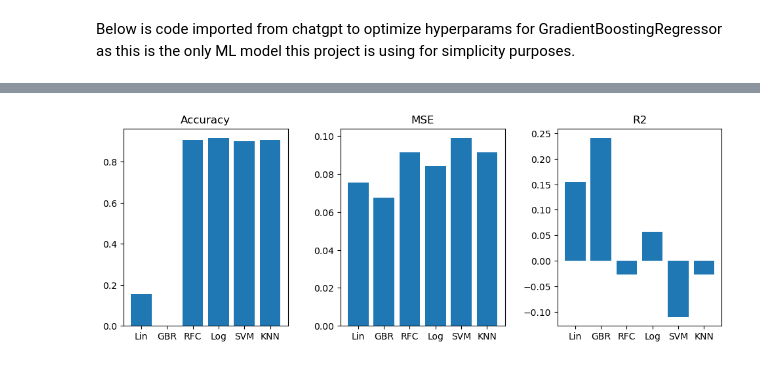
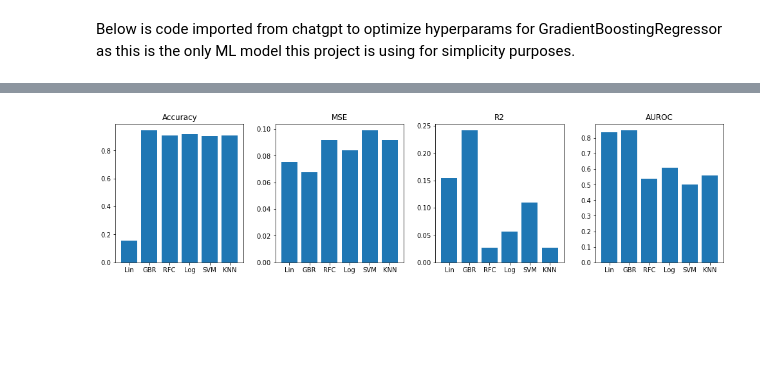
Before and after one commit to AlexMoree/Csce421Final, a Jupyter notebook: Comparison.ipynb, the cells around one changed output, grey strips where cells are left out. Drawn from its saved outputs; the diff is of its cells as text; code cells hidden in the pictures; blank space fills up the shorter version.

Commit message:
added AUROC and made minor changes

```diff
--- a/Comparison.ipynb
+++ b/Comparison.ipynb
@@ -249,11 +254,13 @@ accuracy = accuracy_score(y_test, y_pred)
 print("Accuracy:", accuracy)
 mse = mean_squared_error(y_test, y_pred)
 r2 = r2_score(y_test, y_pred)
+auroc = roc_auc_score(y_test, y_pred)
 
 print("Mean Squared Error:", mse)
 print("R^2 Score:", r2)
+print("AUROC:", auroc)
 
-array = ['RandomForestClassifier',accuracy, mse, r2]
+array = ['RFC',accuracy, mse, r2, auroc]
 total_Scores.append(array)
 # %% [output]
 Accuracy: 0.9084158415841584
@@ -277,11 +285,13 @@ accuracy = accuracy_score(y_test, y_pred)
 print("Accuracy:", accuracy)
 mse = mean_squared_error(y_test, y_pred)
 r2 = r2_score(y_test, y_pred)
+auroc = roc_auc_score(y_test, y_pred)
 
 print("Mean Squared Error:", mse)
 print("R^2 Score:", r2)
+print("AUROC:", auroc)
 
-array = ['LogisticRegression',accuracy, mse, r2]
+array = ['Log',accuracy, mse, r2, auroc]
 total_Scores.append(array)
 # %% [output]
 Accuracy: 0.9158415841584159
@@ -312,11 +323,13 @@ accuracy = accuracy_score(y_test, y_pred)
 print("Accuracy:", accuracy)
 mse = mean_squared_error(y_test, y_pred)
 r2 = r2_score(y_test, y_pred)
+auroc = roc_auc_score(y_test, y_pred)
 
 print("Mean Squared Error:", mse)
 print("R^2 Score:", r2)
+print("AUROC:", auroc)
 
-array = ['SVM',accuracy, mse, r2]
+array = ['SVM',accuracy, mse, r2, auroc]
 total_Scores.append(array)
 # %% [output]
 Accuracy: 0.900990099009901
@@ -340,11 +354,13 @@ accuracy = accuracy_score(y_test, y_pred)
 print("Accuracy:", accuracy)
 mse = mean_squared_error(y_test, y_pred)
 r2 = r2_score(y_test, y_pred)
+auroc = roc_auc_score(y_test, y_pred)
 
 print("Mean Squared Error:", mse)
 print("R^2 Score:", r2)
+print("AUROC:", auroc)
 
-array = ['KNN',accuracy, mse, r2]
+array = ['KNN',accuracy, mse, r2, auroc]
 total_Scores.append(array)
 # %% [output]
 Accuracy: 0.9084158415841584
@@ -358,39 +375,39 @@ print(total_Scores)
 import numpy as np
 import matplotlib.pyplot as plt
 
 # Define the data to be plotted
-data = [['Lin', 0.15455942893920271, 0.07541916671555002, 0.15455942893920271],
-        ['GBR', 0, 0.06766699526693154, 0.2414604189912435],
-        ['RFC', 0.9084158415841584, 0.09158415841584158, -0.02664835164835133],
-        ['Log', 0.9158415841584159, 0.08415841584158416, 0.056593406593406836],
-        ['SVM', 0.900990099009901, 0.09900990099009901, -0.1098901098901095],
-        ['KNN', 0.9084158415841584, 0.09158415841584158, -0.02664835164835133]]
+data = total_Scores
 
 # Extract the model names and accuracy, MSE, and R2 values from the data
 models = [d[0] for d in data]
 accuracy = [d[1] for d in data]
 mse = [d[2] for d in data]
-r2 = [d[3] for d in data]
+r2 = [abs(d[3]) for d in data]
+auroc = [d[4] for d in data]
 
 # Set up the subplots for the bar graphs
-fig, axs = plt.subplots(1, 3, figsize=(10, 4))
+fig, axs = plt.subplots(1, 4, figsize=(14, 4))
 
 # Plot the accuracy values
 axs[0].bar(models, accuracy)
 axs[0].set_title('Accuracy')
 
 # Plot the MSE values
 axs[1].bar(models, mse)
 axs[1].set_title('MSE')
 
 # Plot the R2 values
 axs[2].bar(models, r2)
 axs[2].set_title('R2')
 
+# Plot the AUROC values
+axs[3].bar(models, auroc)
+axs[3].set_title('AUROC')
+
 # Add some space between the subplots and adjust their layout
 fig.tight_layout(pad=2)
 
 # Display the graph
 plt.show()
 # %% [output]
-[figure, old version]
+[figure, new version]
```
Also changed, not shown: parts of 11 cells of this notebook.
